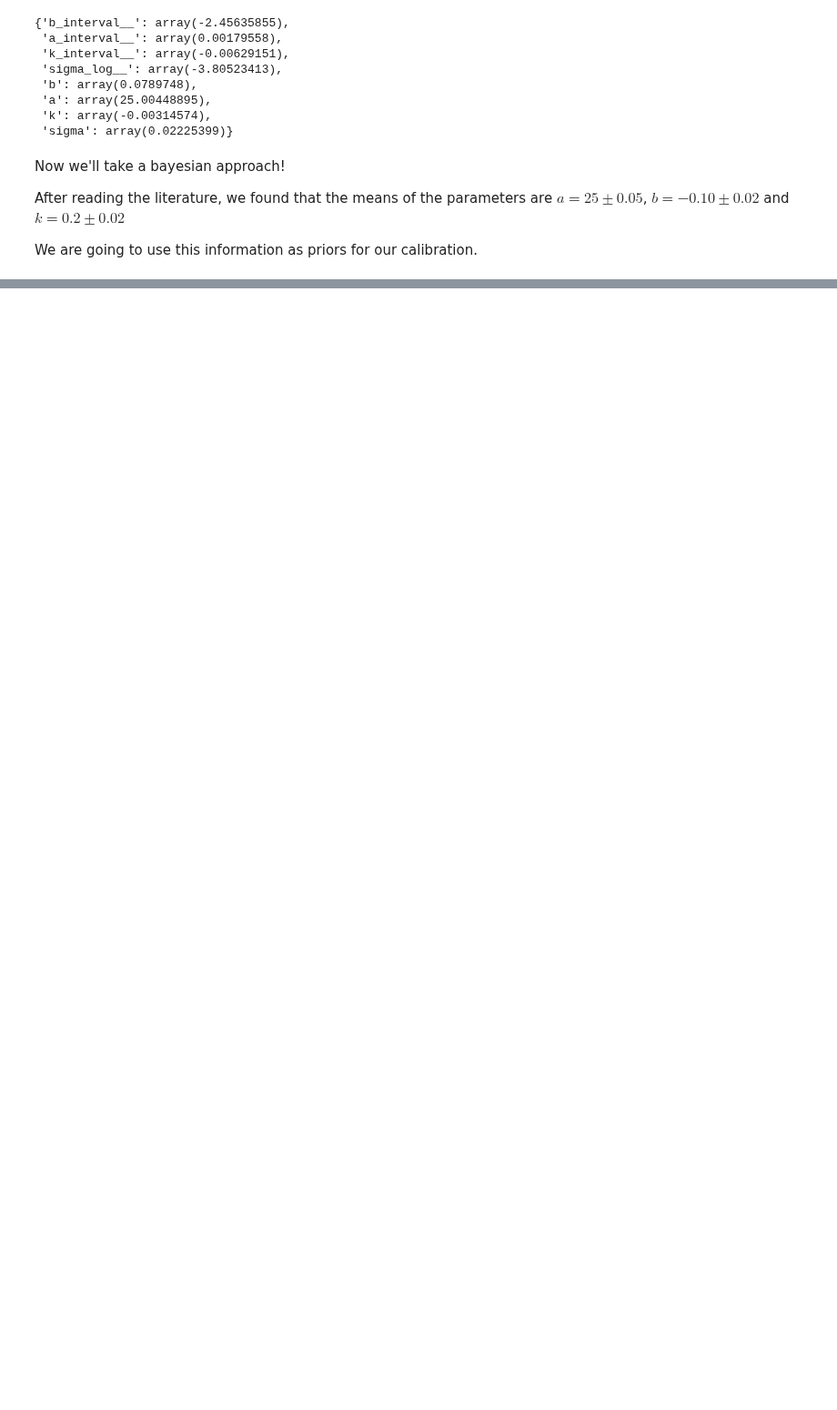
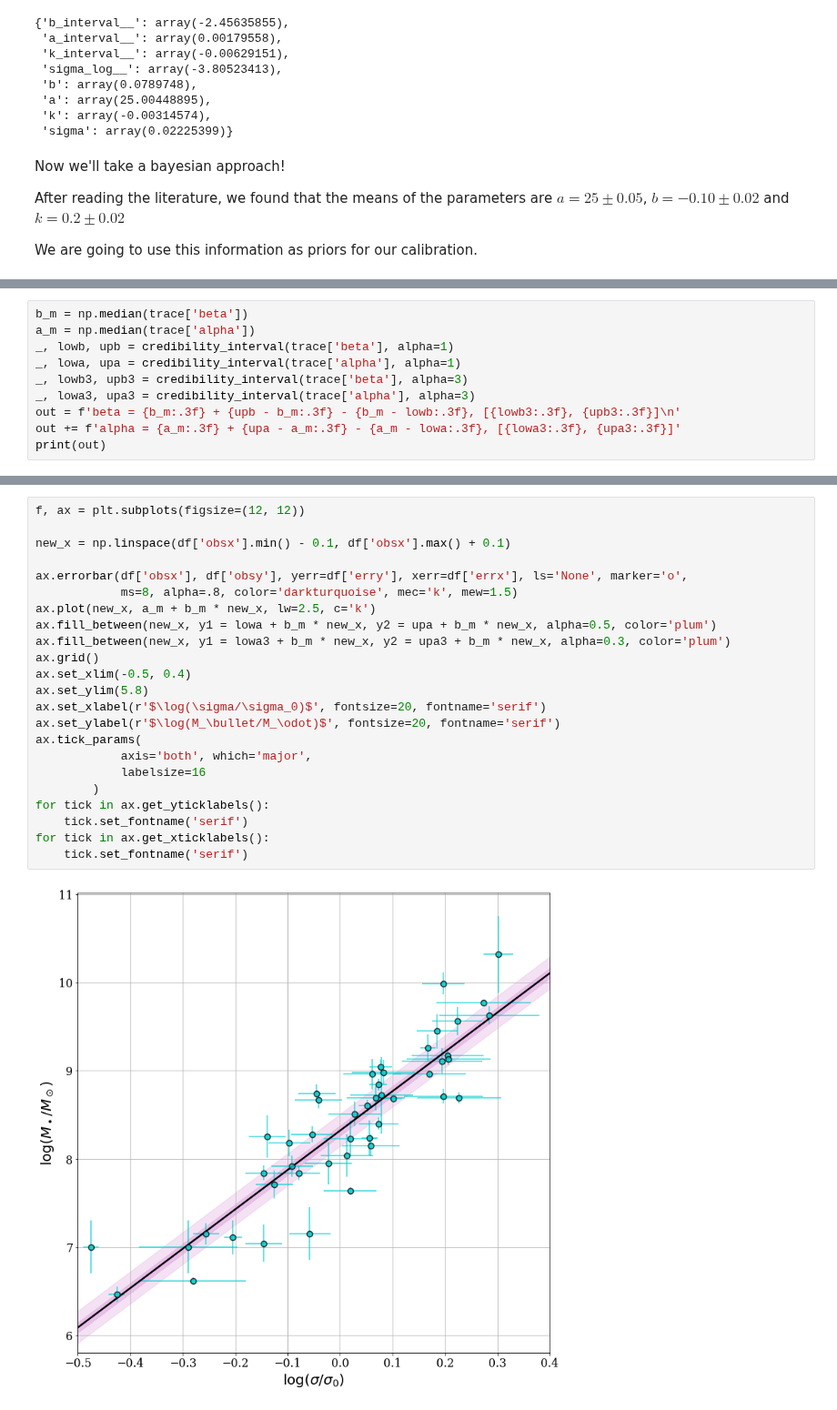
Before and after one commit to thevalentino/AS450-astroinformatica, a Jupyter notebook: AU02-Regression-and-Bayes-demo.ipynb, the cells around one changed output, grey strips where cells are left out. Shown at 91% size. Cells and saved outputs as stored; diff of their text form; blank space fills up the shorter version.

```diff
--- a/AU02-Regression-and-Bayes-demo.ipynb
+++ b/AU02-Regression-and-Bayes-demo.ipynb
@@ -259,0 +361,10 @@ Now we can compare to our values from the MAP and see the effects on modeling wi
+# %%
+b_m = np.median(trace['beta'])
+a_m = np.median(trace['alpha'])
+_, lowb, upb = credibility_interval(trace['beta'], alpha=1)
+_, lowa, upa = credibility_interval(trace['alpha'], alpha=1)
+_, lowb3, upb3 = credibility_interval(trace['beta'], alpha=3)
+_, lowa3, upa3 = credibility_interval(trace['alpha'], alpha=3)
+out = f'beta = {b_m:.3f} + {upb - b_m:.3f} - {b_m - lowb:.3f}, [{lowb3:.3f}, {upb3:.3f}]\n'
+out += f'alpha = {a_m:.3f} + {upa - a_m:.3f} - {a_m - lowa:.3f}, [{lowa3:.3f}, {upa3:.3f}]'
+print(out)
@@ -259,0 +378,25 @@ Now we can compare to our values from the MAP and see the effects on modeling wi
+# %%
+f, ax = plt.subplots(figsize=(12, 12))
+
+new_x = np.linspace(df['obsx'].min() - 0.1, df['obsx'].max() + 0.1)
+
+ax.errorbar(df['obsx'], df['obsy'], yerr=df['erry'], xerr=df['errx'], ls='None', marker='o',
+            ms=8, alpha=.8, color='darkturquoise', mec='k', mew=1.5)
+ax.plot(new_x, a_m + b_m * new_x, lw=2.5, c='k')
+ax.fill_between(new_x, y1 = lowa + b_m * new_x, y2 = upa + b_m * new_x, alpha=0.5, color='plum')
+ax.fill_between(new_x, y1 = lowa3 + b_m * new_x, y2 = upa3 + b_m * new_x, alpha=0.3, color='plum')
+ax.grid()
+ax.set_xlim(-0.5, 0.4)
+ax.set_ylim(5.8)
+ax.set_xlabel(r'$\log(\sigma/\sigma_0)$', fontsize=20, fontname='serif')
+ax.set_ylabel(r'$\log(M_\bullet/M_\odot)$', fontsize=20, fontname='serif')
+ax.tick_params(
+            axis='both', which='major',
+            labelsize=16
+        )
+for tick in ax.get_yticklabels():
+    tick.set_fontname('serif')
+for tick in ax.get_xticklabels():
+    tick.set_fontname('serif')
+# %% [output]
+[figure, added]
```
Also changed, not shown: parts of 25 cells of this notebook, 1 other file.
